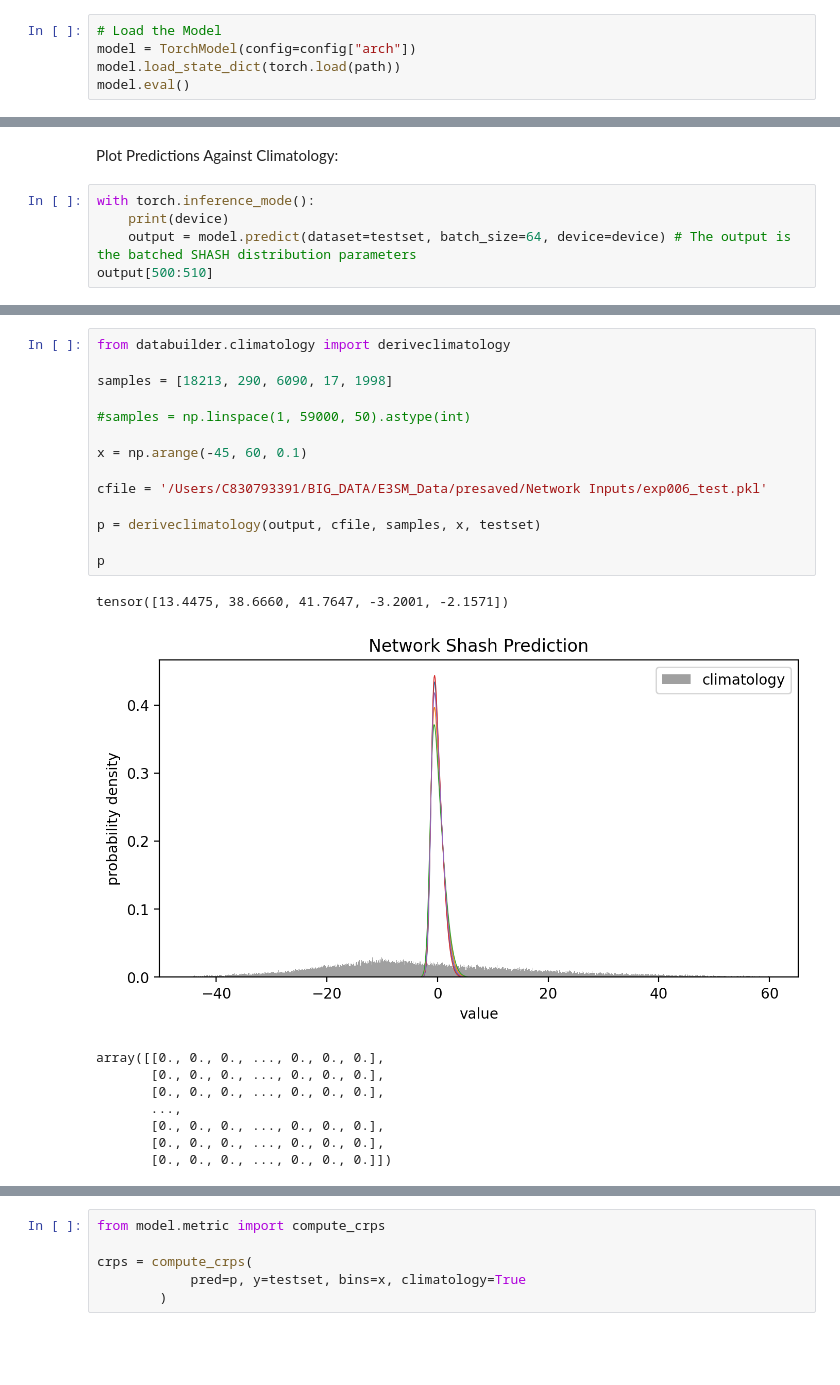
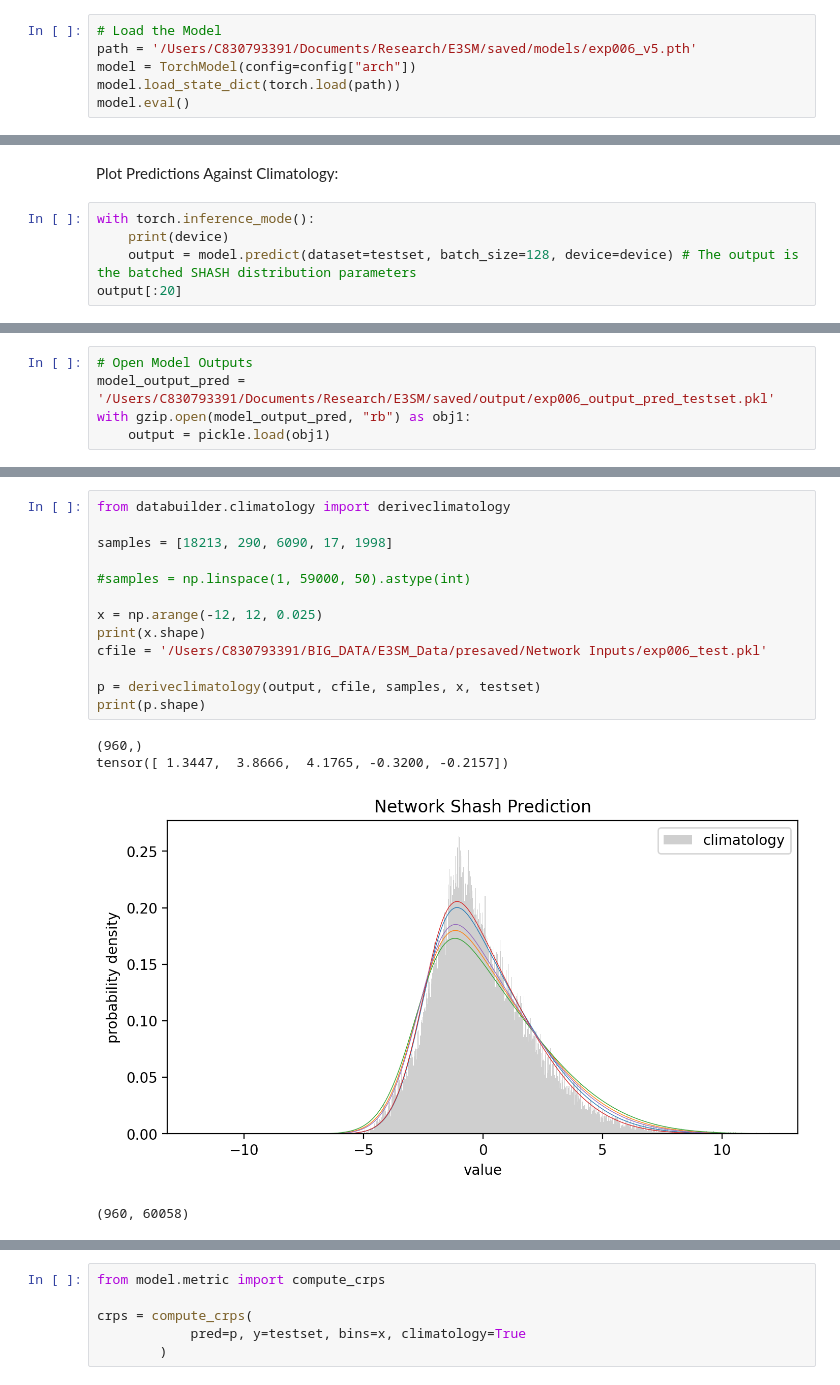
Before and after one commit to Jolan-vP/E3SM, a Jupyter notebook: analysis_006.ipynb, the cells around one changed output, grey strips where cells are left out. Drawn from its saved outputs; the diff is of its cells as text; blank space fills up the shorter version.

Commit message:
"Completed exp006 training with corrected data. Shash output, predictions, and model are saved."

```diff
--- a/analysis_006.ipynb
+++ b/analysis_006.ipynb
@@ -248,5 +266,6 @@ torch.save(model.state_dict(), path)
 # %%
 # Load the Model
+path = '/Users/C830793391/Documents/Research/E3SM/saved/models/exp006_v5.pth'
 model = TorchModel(config=config["arch"])
 model.load_state_dict(torch.load(path))
 model.eval()
@@ -286,7 +306,7 @@ Plot Predictions Against Climatology:
 # %%
 with torch.inference_mode():
     print(device)
-    output = model.predict(dataset=testset, batch_size=64, device=device) # The output is the batched SHASH distribution parameters
-output[500:510]
+    output = model.predict(dataset=testset, batch_size=128, device=device) # The output is the batched SHASH distribution parameters
+output[:20]
 # %% [output]
 mps
@@ -309 +335,6 @@ with gzip.open(model_output_pred, "wb") as fp:
+# %%
+# Open Model Outputs
+model_output_pred = '/Users/C830793391/Documents/Research/E3SM/saved/output/exp006_output_pred_testset.pkl'
+with gzip.open(model_output_pred, "rb") as obj1:
+    output = pickle.load(obj1)
 # %%
@@ -326,25 +355,19 @@ for i in (10, 200, 3000, 4, 5):
 # %%
 from databuilder.climatology import deriveclimatology
 
 samples = [18213, 290, 6090, 17, 1998]
 
 #samples = np.linspace(1, 59000, 50).astype(int)
 
-x = np.arange(-45, 60, 0.1)
-
+x = np.arange(-12, 12, 0.025)
+print(x.shape)
 cfile = '/Users/C830793391/BIG_DATA/E3SM_Data/presaved/Network Inputs/exp006_test.pkl'
 
 p = deriveclimatology(output, cfile, samples, x, testset)
-
-p
+print(p.shape)
 # %% [output]
-tensor([13.4475, 38.6660, 41.7647, -3.2001, -2.1571])
+(960,)
+tensor([ 1.3447,  3.8666,  4.1765, -0.3200, -0.2157])
-[figure, old version]
+[figure, new version]
-array([[0., 0., 0., ..., 0., 0., 0.],
-       [0., 0., 0., ..., 0., 0., 0.],
-       [0., 0., 0., ..., 0., 0., 0.],
-       ...,
-       [0., 0., 0., ..., 0., 0., 0.],
-       [0., 0., 0., ..., 0., 0., 0.],
-       [0., 0., 0., ..., 0., 0., 0.]])
+(960, 60058)
 # %% [markdown]
```
Also changed, not shown: parts of 9 cells of this notebook, 11 other files.
